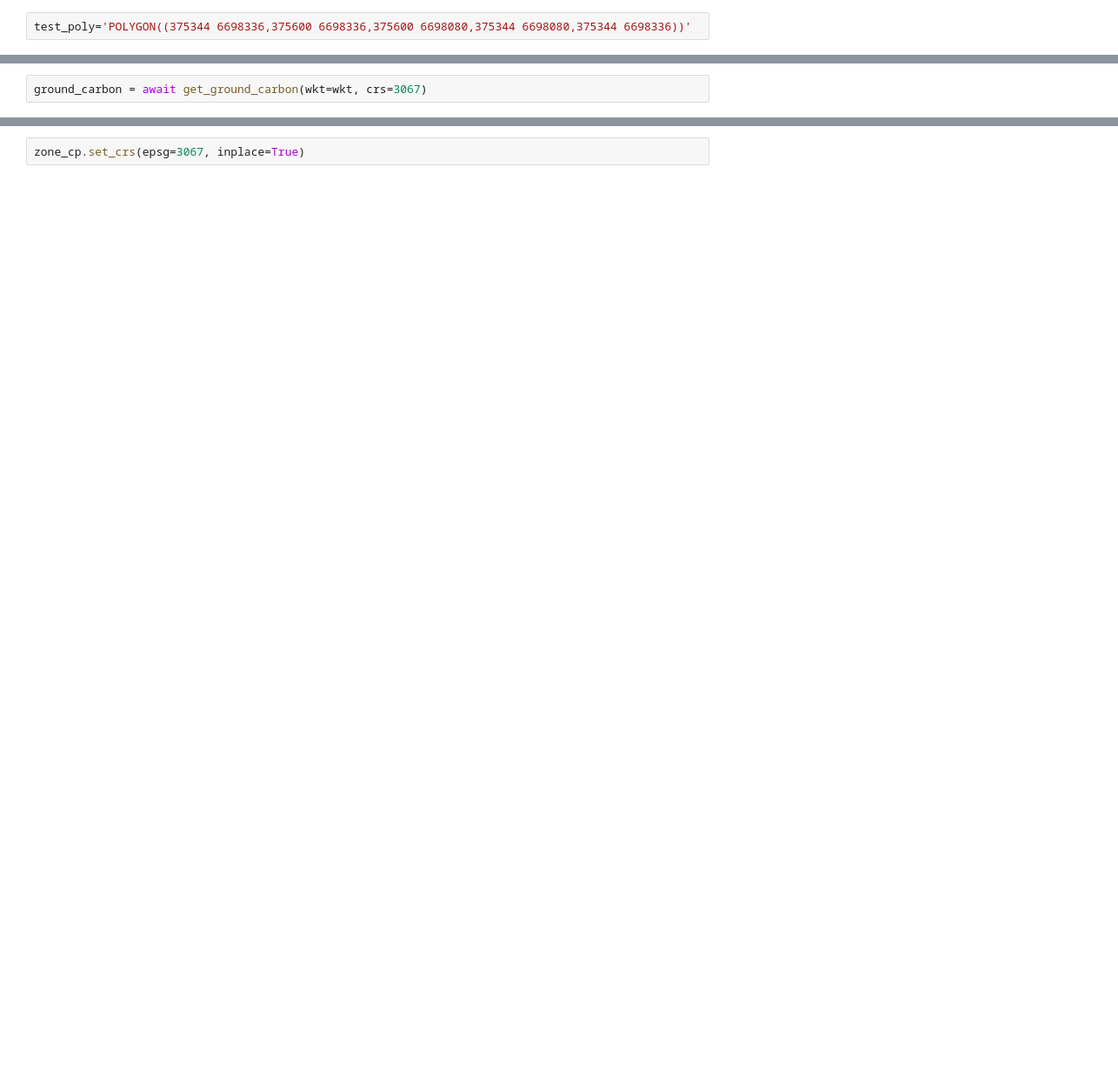
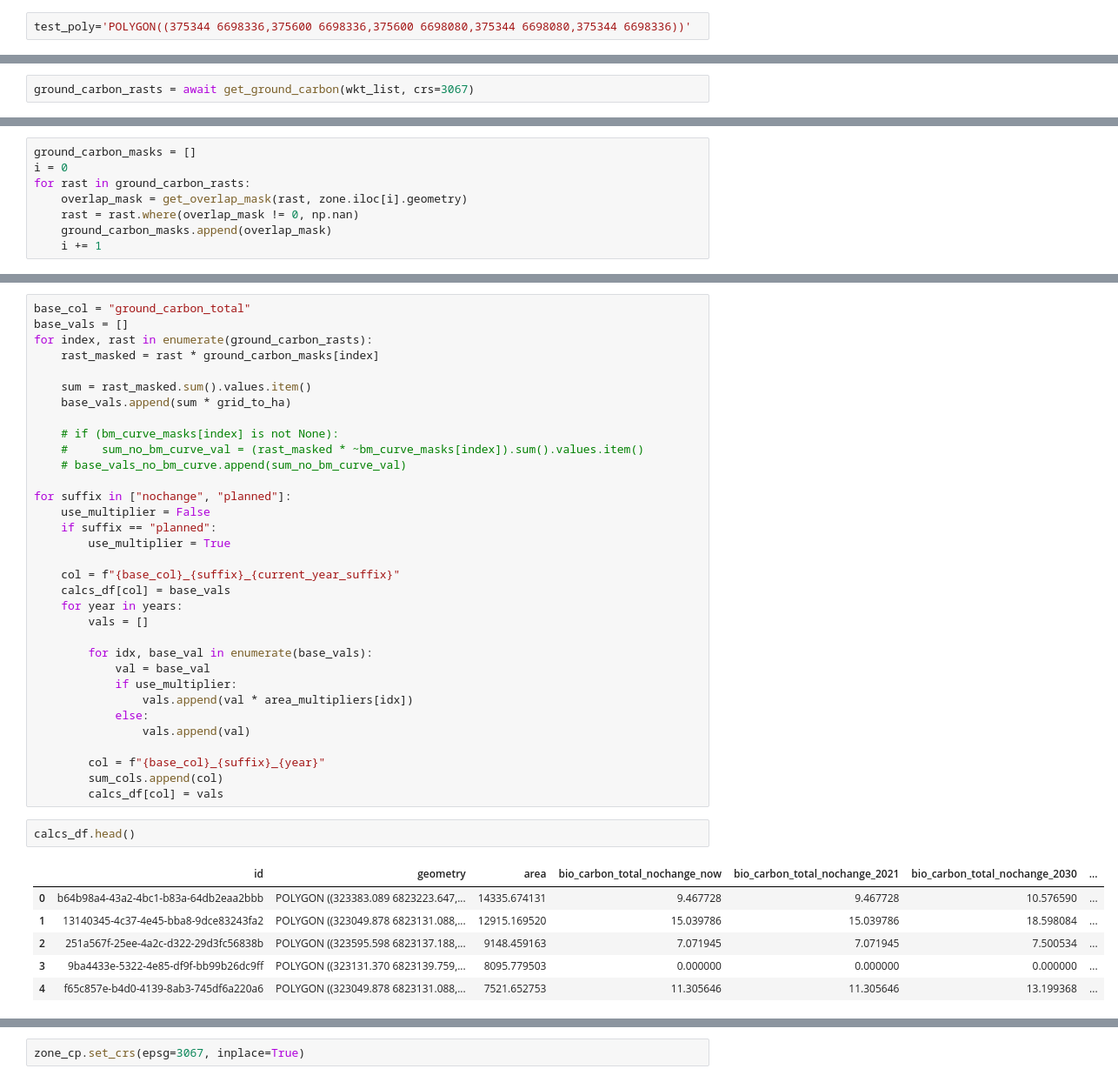
Before and after one commit to AvoinOrg/hiilikartta-data-service, a Jupyter notebook: notebooks/data.ipynb, the cells around one changed output, grey strips where cells are left out. Shown at 87% size. Saved outputs shown, nothing was run; the diff lists cells and outputs as text; blank space fills up the shorter version.

```diff
--- a/notebooks/data.ipynb
+++ b/notebooks/data.ipynb
@@ -320,3 +844,3 @@ async def get_ground_carbon(wkt: str, crs: str) -> xr.DataArray:
 # %%
-ground_carbon = await get_ground_carbon(wkt=wkt, crs=3067)
+ground_carbon_rasts = await get_ground_carbon(wkt_list, crs=3067)
 # %% [output]
@@ -419 +872,9 @@ Data variables: (12/28)
+# %%
+ground_carbon_masks = []
+i = 0
+for rast in ground_carbon_rasts:
+    overlap_mask = get_overlap_mask(rast, zone.iloc[i].geometry)
+    rast = rast.where(overlap_mask != 0, np.nan)
+    ground_carbon_masks.append(overlap_mask)
+    i += 1
 # %%
@@ -469,0 +998,42 @@ def get_area_das(zone_df, ds):
+# %%
+base_col = "ground_carbon_total"
+base_vals = []
+for index, rast in enumerate(ground_carbon_rasts):
+    rast_masked = rast * ground_carbon_masks[index]
+
+    sum = rast_masked.sum().values.item()
+    base_vals.append(sum * grid_to_ha)
+
+    # if (bm_curve_masks[index] is not None):
+    #     sum_no_bm_curve_val = (rast_masked * ~bm_curve_masks[index]).sum().values.item()
+    # base_vals_no_bm_curve.append(sum_no_bm_curve_val)
+
+for suffix in ["nochange", "planned"]:
+    use_multiplier = False
+    if suffix == "planned":
+        use_multiplier = True
+
+    col = f"{base_col}_{suffix}_{current_year_suffix}"
+    calcs_df[col] = base_vals
+    for year in years:
+        vals = []
+
+        for idx, base_val in enumerate(base_vals):
+            val = base_val
+            if use_multiplier:
+                vals.append(val * area_multipliers[idx])
+            else:
+                vals.append(val)
+
+        col = f"{base_col}_{suffix}_{year}"
+        sum_cols.append(col)
+        calcs_df[col] = vals
+# %%
+calcs_df.head()
+# %% [output]
+|  | id | geometry | area | bio_carbon_total_nochange_now | bio_carbon_total_nochange_2021 | bio_carbon_total_nochange_2030 | ... |
+| 0 | b64b98a4-43a2-4bc1-b83a-64db2eaa2bbb | POLYGON ((323383.089 6823223.647,... | 14335.674131 | 9.467728 | 9.467728 | 10.576590 | ... |
+| 1 | 13140345-4c37-4e45-bba8-9dce83243fa2 | POLYGON ((323049.878 6823131.088,... | 12915.169520 | 15.039786 | 15.039786 | 18.598084 | ... |
+| 2 | 251a567f-25ee-4a2c-d322-29d3fc56838b | POLYGON ((323595.598 6823137.188,... | 9148.459163 | 7.071945 | 7.071945 | 7.500534 | ... |
+| 3 | 9ba4433e-5322-4e85-df9f-bb99b26dc9ff | POLYGON ((323131.370 6823139.759,... | 8095.779503 | 0.000000 | 0.000000 | 0.000000 | ... |
+| 4 | f65c857e-b4d0-4139-8ab3-745df6a220a6 | POLYGON ((323049.878 6823131.088,... | 7521.652753 | 11.305646 | 11.305646 | 13.199368 | ... |
```
Also changed, not shown: parts of 65 cells of this notebook.
